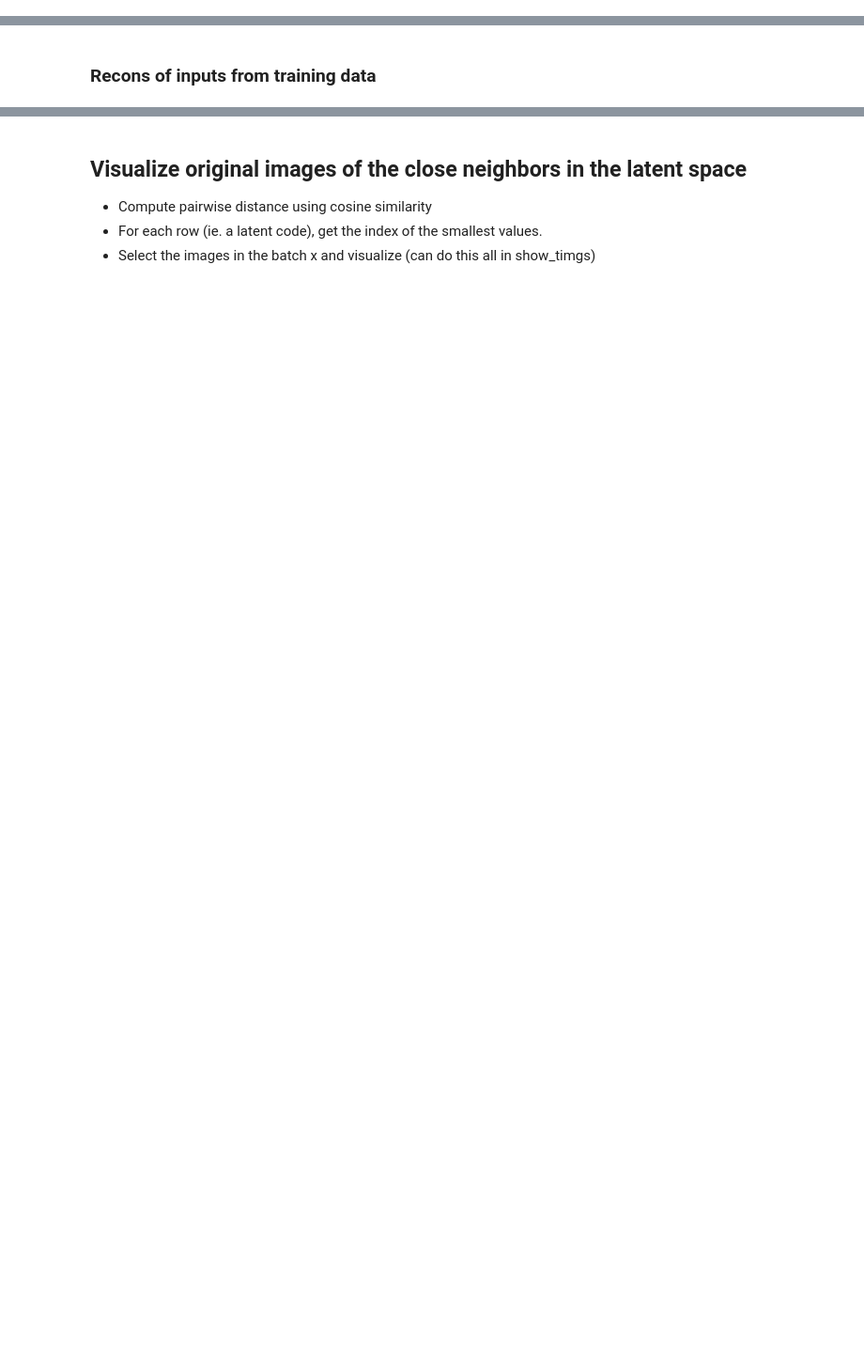
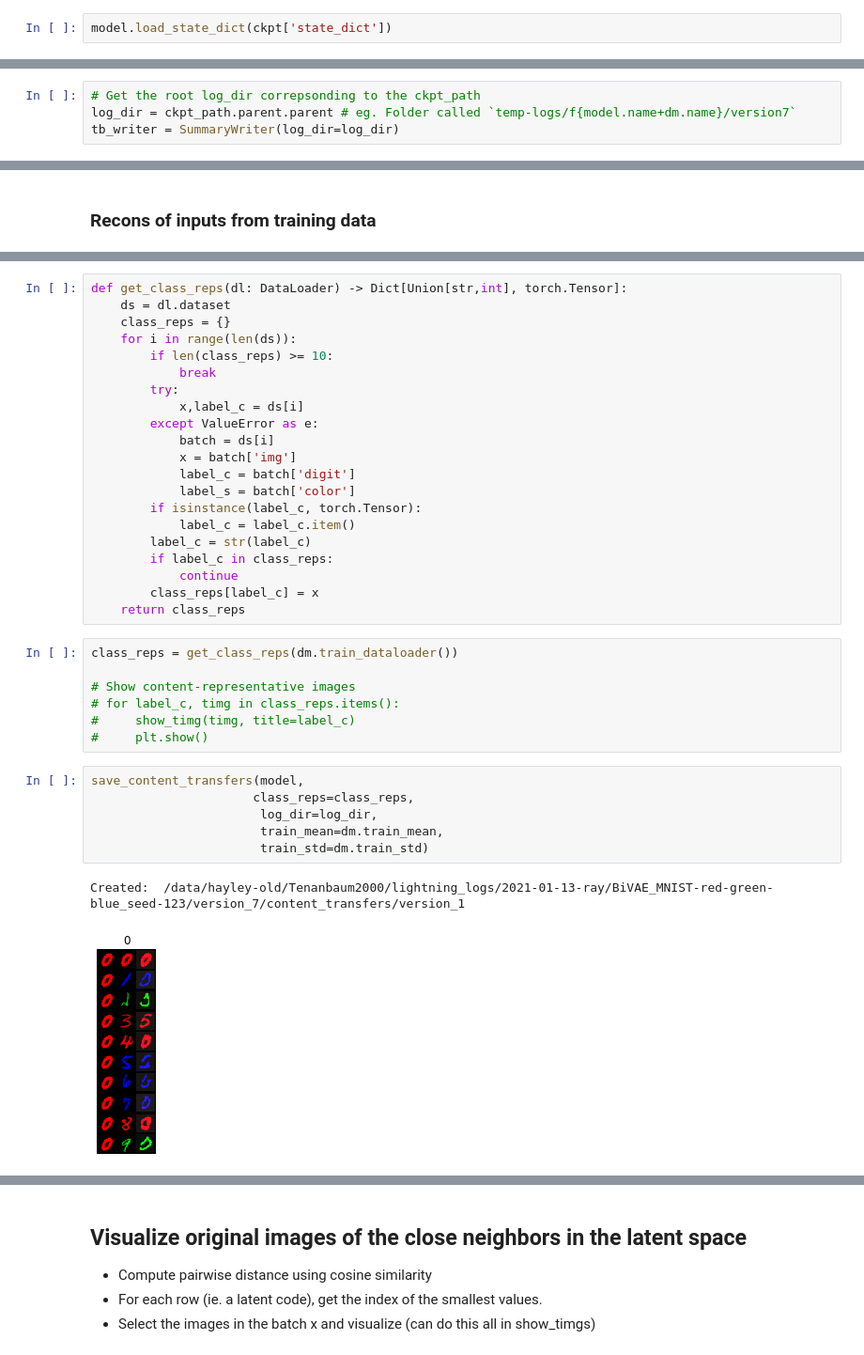
Before and after one commit to cocoaaa/Tenenbaum2000, a Jupyter notebook: nbs/_Evaluations.ipynb, the cells around one changed output, grey strips where cells are left out. Shown at 94% size. Cells and saved outputs as stored; diff of their text form; blank space fills up the shorter version.

```diff
--- a/nbs/_Evaluations.ipynb
+++ b/nbs/_Evaluations.ipynb
@@ -32,0 +231,2 @@ ckpt_path = get_best_ckpt(model,verbose=True)
+# %%
+model.load_state_dict(ckpt['state_dict'])
@@ -32,0 +237,4 @@ ckpt_path = get_best_ckpt(model,verbose=True)
+# %%
+# Get the root log_dir correpsonding to the ckpt_path
+log_dir = ckpt_path.parent.parent # eg. Folder called `temp-logs/f{model.name+dm.name}/version7`
+tb_writer = SummaryWriter(log_dir=log_dir)
@@ -66,0 +275,37 @@ with torch.no_grad():
+# %%
+def get_class_reps(dl: DataLoader) -> Dict[Union[str,int], torch.Tensor]:
+    ds = dl.dataset
+    class_reps = {}
+    for i in range(len(ds)):
+        if len(class_reps) >= 10:
+            break
+        try:
+            x,label_c = ds[i]
+        except ValueError as e:
+            batch = ds[i]
+            x = batch['img']
+            label_c = batch['digit']
+            label_s = batch['color']
+        if isinstance(label_c, torch.Tensor):
+            label_c = label_c.item()
+        label_c = str(label_c)
+        if label_c in class_reps:
+            continue
+        class_reps[label_c] = x
+    return class_reps
+# %%
+class_reps = get_class_reps(dm.train_dataloader())
+
+# Show content-representative images
+# for label_c, timg in class_reps.items():
+#     show_timg(timg, title=label_c)
+#     plt.show()
+# %%
+save_content_transfers(model,
+                      class_reps=class_reps,
+                       log_dir=log_dir,
+                       train_mean=dm.train_mean,
+                       train_std=dm.train_std)
+# %% [output]
+Created:  /data/hayley-old/Tenanbaum2000/lightning_logs/2021-01-13-ray/BiVAE_MNIST-red-green-blue_seed-123/version_7/content_transfers/version_1
+[figure, added]
```
Also changed, not shown: parts of 52 cells of this notebook.
